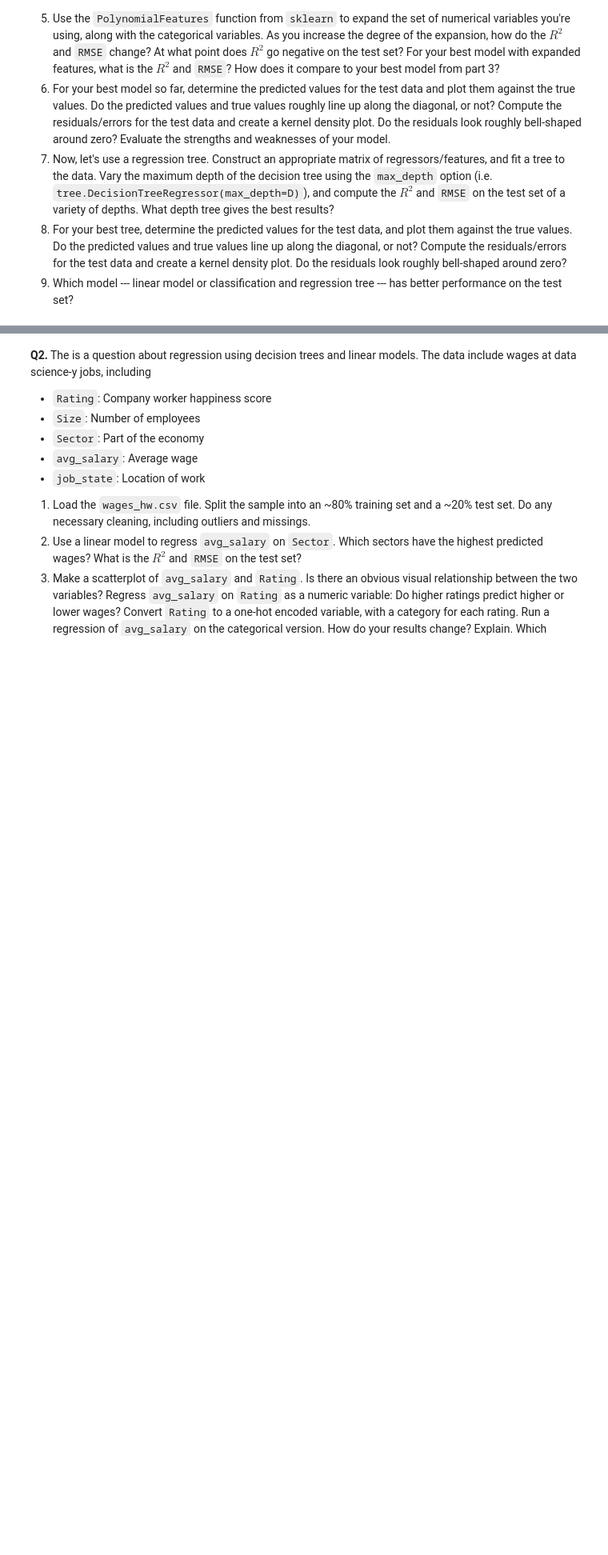
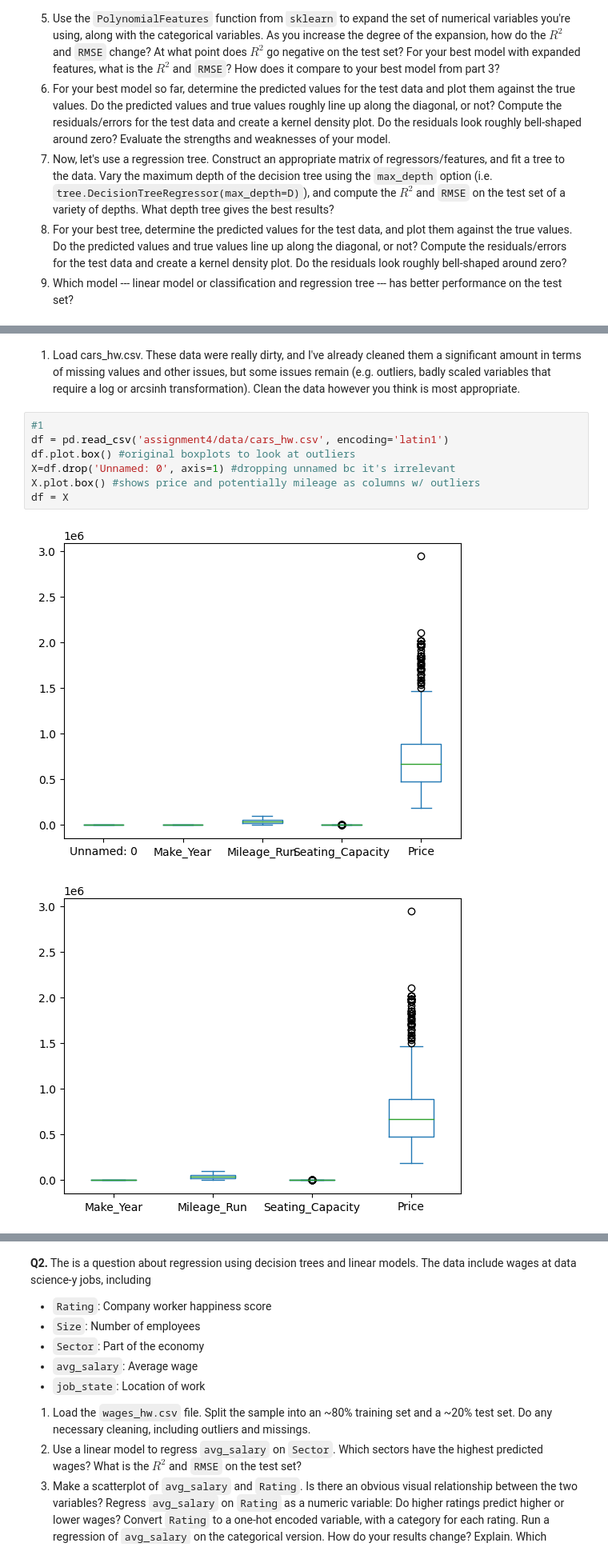
Before and after one commit to yango4014/assignment4, a Jupyter notebook: assignment4.ipynb, the cells around one changed output, grey strips where cells are left out. Shown at 80% size. Saved outputs shown, nothing was run; the diff lists cells and outputs as text; blank space fills up the shorter version.

```diff
--- a/assignment4.ipynb
+++ b/assignment4.ipynb
@@ -38,0 +42,12 @@ from sklearn.model_selection import train_test_split
+# %% [markdown]
+1. Load cars_hw.csv. These data were really dirty, and I've already cleaned them a significant amount in terms of missing values and other issues, but some issues remain (e.g. outliers, badly scaled variables that require a log or arcsinh transformation). Clean the data however you think is most appropriate.
+# %%
+#1
+df = pd.read_csv('assignment4/data/cars_hw.csv', encoding='latin1')
+df.plot.box() #original boxplots to look at outliers
+X=df.drop('Unnamed: 0', axis=1) #dropping unnamed bc it's irrelevant
+X.plot.box() #shows price and potentially mileage as columns w/ outliers
+df = X
+# %% [output]
+[figure, added]
+[figure, added]
```
Also changed, not shown: parts of 15 cells of this notebook.
